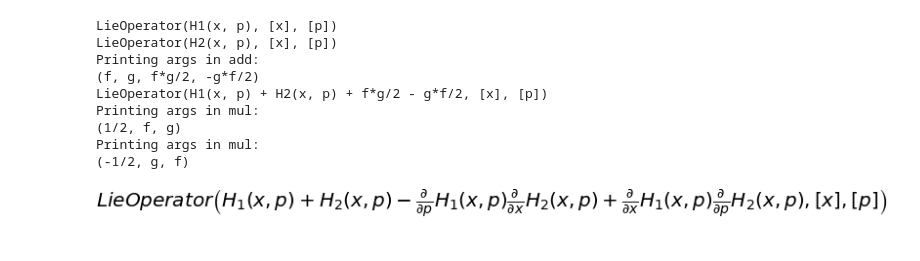
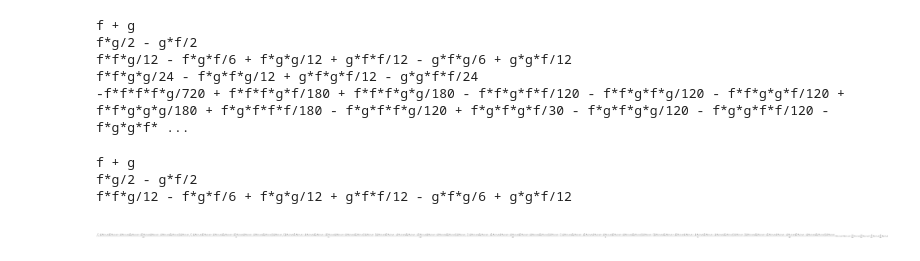
Before and after one commit to jernejfrank/LieTrafoAlg, a Jupyter notebook: rogue.ipynb, the cells around one changed output. Saved outputs shown, nothing was run; the diff lists cells and outputs as text; code cells hidden in the pictures.

```diff
--- a/rogue.ipynb
+++ b/rogue.ipynb
@@ -197,18 +199,20 @@ class LieOperator(Expr):
         _s = S(0)
 
         for i in range(1,n+1):
-            _s+= _op1.translated(i)
+            _temp = _op1.translated(i)
+            print(_temp)
+            _s += _temp
 
-        print(_op1)
-        print(_op2)
+
+
         temp = _s.replace(Add, lambda *args: _op1.PoissonAddition(_op2,*args))
-        print(temp)
         temp = temp.ham.replace(Mul, lambda *args: _op1.PoissonMultiplication(_op2,*args))
 
 
         if not isinstance(temp, LieOperator):
             temp = LieOperator(temp,_op1.indep_coords,_op1.indep_mom)
 
+#         return LieOperator(_s,_op1.indep_coords,_op1.indep_mom)
         return temp
 
     @staticmethod
@@ -283,8 +287,7 @@ class LieOperator(Expr):
         _f = sympy.Symbol('f',commutative=False)
         _g = sympy.Symbol('g',commutative=False)
 
-        print('Printing args in mul:')
-        print(args)
+
         if args[-1] == _f:
             _h = _op1
         elif args[-1] == _g:
@@ -322,8 +325,7 @@ class LieOperator(Expr):
         _f = sympy.Symbol('f',commutative=False)
         _g = sympy.Symbol('g',commutative=False)
 
-        print('Printing args in add:')
-        print(args)
+
         if _f in args or _g in args:
             for op in args:
                 if op == _f:
@@ -356,16 +358,18 @@ lw = LieOperator(Z,x,p)
 
 # mw = LieMap(W,x,p,2,2)
 # mz = LieMap(Z,x,p,2,2)
+# %%
+t0 = la.BCH(lb,5)
+# %% [output]
+f + g
+f*g/2 - g*f/2
+f*f*g/12 - f*g*f/6 + f*g*g/12 + g*f*f/12 - g*f*g/6 + g*g*f/12
+f*f*g*g/24 - f*g*f*g/12 + g*f*g*f/12 - g*g*f*f/24
+-f*f*f*f*g/720 + f*f*f*g*f/180 + f*f*f*g*g/180 - f*f*g*f*f/120 - f*f*g*f*g/120 - f*f*g*g*f/120 + f*f*g*g*g/180 + f*g*f*f*f/180 - f*g*f*f*g/120 + f*g*f*g*f/30 - f*g*f*g*g/120 - f*g*g*f*f/120 - f*g*g*f* ...
 # %%
-la.BCH(lb,2)sympy substitute commutator
+la.BCH(lb,3).ham.doit()
 # %% [output]
-LieOperator(H1(x, p), [x], [p])
-LieOperator(H2(x, p), [x], [p])
-Printing args in add:
-(f, g, f*g/2, -g*f/2)
-LieOperator(H1(x, p) + H2(x, p) + f*g/2 - g*f/2, [x], [p])
-Printing args in mul:
-(1/2, f, g)
-Printing args in mul:
-(-1/2, g, f)
+f + g
+f*g/2 - g*f/2
+f*f*g/12 - f*g*f/6 + f*g*g/12 + g*f*f/12 - g*f*g/6 + g*g*f/12
-[figure, old version]
+[figure, new version]
```
Also changed, not shown: parts of 2 cells of this notebook, 17 other files.
